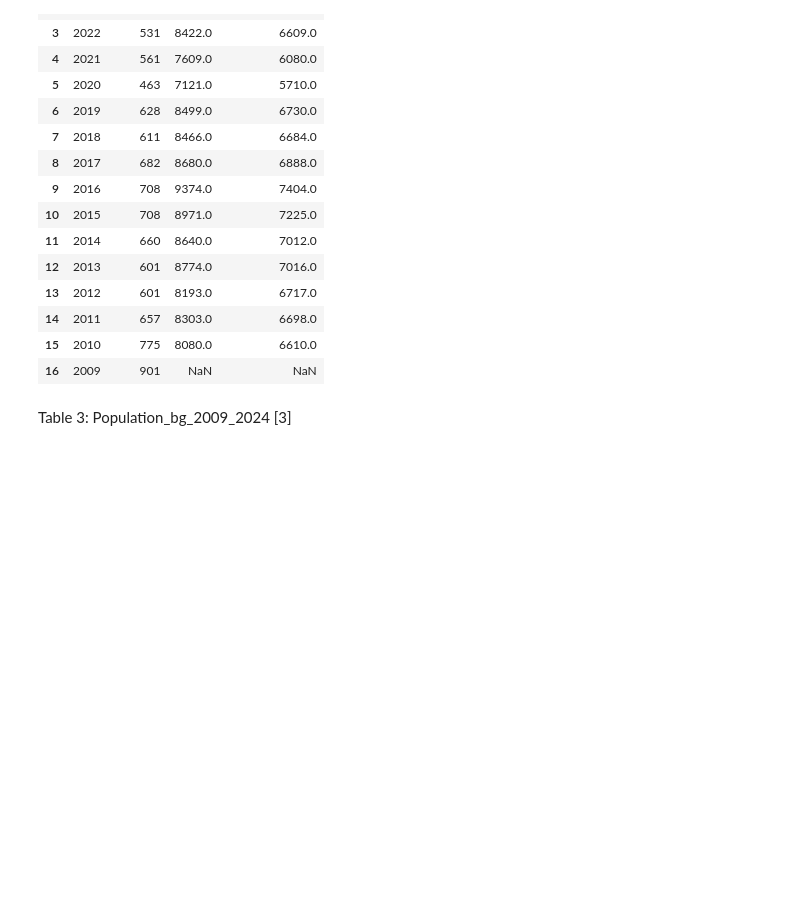
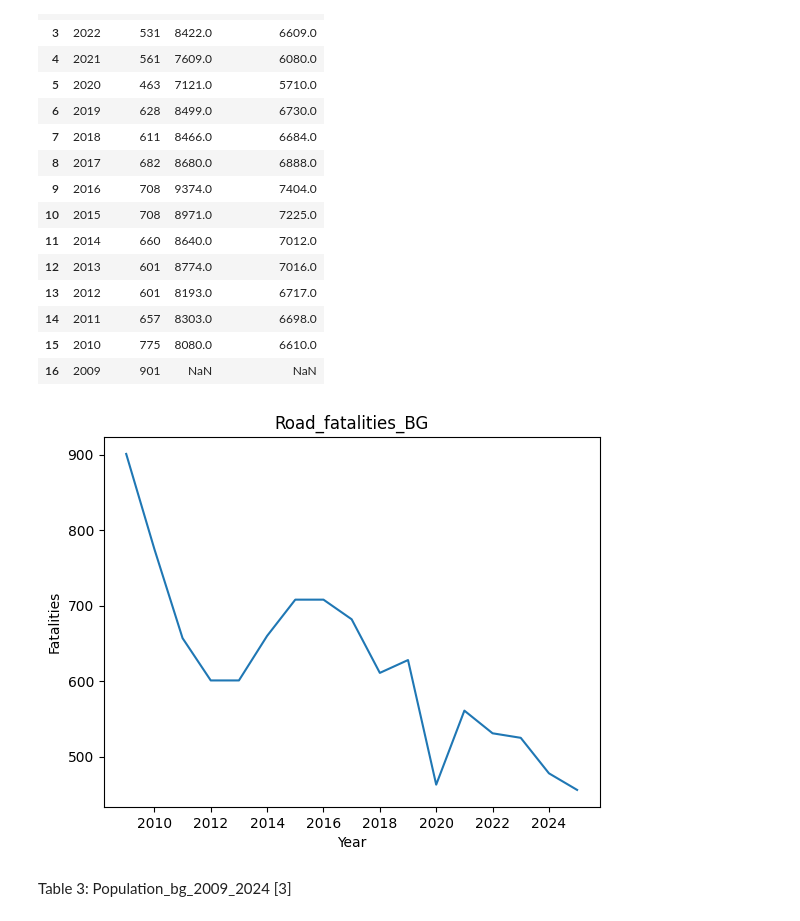
Before and after one commit to borisyotsov/Road-Safety-in-Bulgaria-Impact-of-Traffic-and-Infrastructure-on-Accident-Rates, a Jupyter notebook: Road_Safety_Project.ipynb, the cells around one changed output. Saved outputs shown, nothing was run; the diff lists cells and outputs as text; code cells hidden in the pictures; blank space fills up the shorter version.

```diff
--- a/Road_Safety_Project.ipynb
+++ b/Road_Safety_Project.ipynb
@@ -256,6 +256,16 @@ Road_fatalities_BG
 | 14 | 2011 | 657 | 8303.0 | 6698.0 |
 | 15 | 2010 | 775 | 8080.0 | 6610.0 |
 | 16 | 2009 | 901 | NaN | NaN |
+# %%
+plt.plot(Road_fatalities_BG["Year"], Road_fatalities_BG["fatalities"])
+
+plt.xlabel("Year")
+plt.ylabel("Fatalities")
+plt.title("Road_fatalities_BG")
+
+plt.show()
+# %% [output]
+[figure, added]
 # %% [markdown]
 Table 3: Population_bg_2009_2024 [3]
 # %%
```
Also changed, not shown: parts of 5 cells of this notebook.
